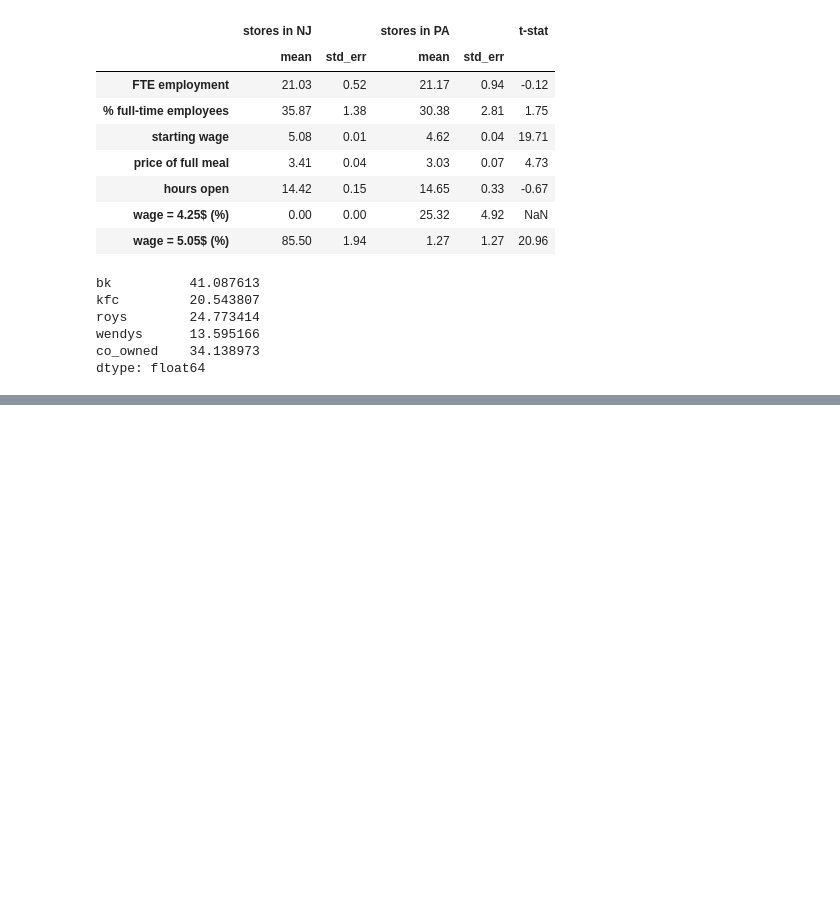
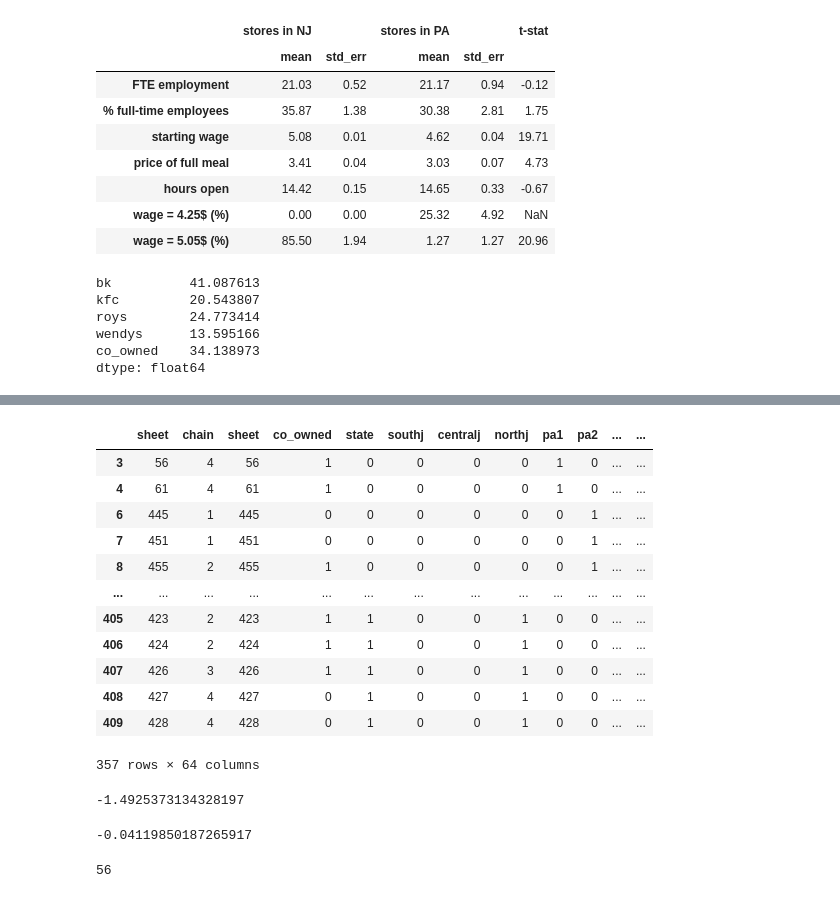
Before and after one commit to edoardofalchi/ose-data-science-course-projeect-edoardofalchi, a Jupyter notebook: Card_Krueger_1994.ipynb, the cells around one changed output, grey strips where cells are left out. Saved outputs shown, nothing was run; the diff lists cells and outputs as text; code cells hidden in the pictures; blank space fills up the shorter version.

```diff
--- a/Card_Krueger_1994.ipynb
+++ b/Card_Krueger_1994.ipynb
@@ -168,6 +163,8 @@ df_extended = pd.read_stata('data/fastfood.dta')
 df_extended["date2"] = pd.to_datetime(df_extended["date2"].astype(str), format="%m%d%y")
 df_extended["FTE"] = df_extended.empft + df_extended.nmgrs + 0.5 * df_extended.emppt
 df_extended["FTE2"] = df_extended.empft2 + df_extended.nmgrs2 + 0.5 * df_extended.emppt2
-
-df_extended
+df_extended["chain"] = df_extended["chain"].astype("category")
+df_extended=pd.concat([df_extended.iloc[:,1], pd.get_dummies(df_extended, columns=['chain'])],axis=1)
+df_extended=df_extended.rename(columns={'chain_1': 'bk','chain_2':'kfc','chain_3': 'roys','chain_4':'wendys'})
+df_extended.dtypes
 # %% [output]
@@ -809,0 +1016,60 @@ f
+# %%
+#table6
+####create the variables needed for table 6
+df_tab6 = df_reg_tab4.copy()
+df_tab6['frac_full_time_workers']=(df_tab6.emppt / df_tab6.FTE)* 100 #fraction of part-time employees in total full-time-equivalent employment.
+df_tab6['frac_full_time_workers2']=(df_tab6.emppt2 / df_tab6.FTE2)* 100
+
+df_tab6["meals"] = df_tab6["meals"].astype("category")
+df_tab6["meals2"] = df_tab6["meals2"].astype("category")
+df_tab6=pd.concat([df_tab6.iloc[:,1], pd.get_dummies(df_tab6, columns=['meals','meals2'])],axis=1)
+df_tab6=df_tab6.rename(columns={'meals_1': 'free_meal','meals_2':'reduced_price_meal','meals_3': 'both_free_and_reduced','meals2_0.0':'no_meal2','meals2_1.0':'free_meal2',
+'meals2_2.0':'reduced_price_meal2','meals2_3.0':'both_free_and_reduced2'})
+df_tab6['slope_wage']=(df_tab6.firstinc / df_tab6.inctime)*100#slope of the wage profile, which is measured by the ratio of the typical first raise to the amount of time until the first raise is given.
+df_tab6['slope_wage2']=(df_tab6.firstin2 / df_tab6.inctime2)*100
+# %%
+df_tab6
+# %% [output]
+|  | sheet | chain | sheet | co_owned | state | southj | centralj | northj | pa1 | pa2 | ... | ... |
+| 3 | 56 | 4 | 56 | 1 | 0 | 0 | 0 | 0 | 1 | 0 | ... | ... |
+| 4 | 61 | 4 | 61 | 1 | 0 | 0 | 0 | 0 | 1 | 0 | ... | ... |
+| 6 | 445 | 1 | 445 | 0 | 0 | 0 | 0 | 0 | 0 | 1 | ... | ... |
+| 7 | 451 | 1 | 451 | 0 | 0 | 0 | 0 | 0 | 0 | 1 | ... | ... |
+| 8 | 455 | 2 | 455 | 1 | 0 | 0 | 0 | 0 | 0 | 1 | ... | ... |
+| ... | ... | ... | ... | ... | ... | ... | ... | ... | ... | ... | ... | ... |
+| 405 | 423 | 2 | 423 | 1 | 1 | 0 | 0 | 1 | 0 | 0 | ... | ... |
+| 406 | 424 | 2 | 424 | 1 | 1 | 0 | 0 | 1 | 0 | 0 | ... | ... |
+| 407 | 426 | 3 | 426 | 1 | 1 | 0 | 0 | 1 | 0 | 0 | ... | ... |
+| 408 | 427 | 4 | 427 | 0 | 1 | 0 | 0 | 1 | 0 | 0 | ... | ... |
+| 409 | 428 | 4 | 428 | 0 | 1 | 0 | 0 | 1 | 0 | 0 | ... | ... |
+357 rows × 64 columns
+# %%
+lista=['frac_full_time_workers',]
+lista2=['frac_full_time_workers2']
+a=(df_tab6.loc[df_tab6['state']==0,'reduced_price_meal']).sum() / len((df_tab6.loc[df_tab6['state']==0,'reduced_price_meal']))*100
+b=(df_tab6.loc[df_tab6['state']==1,'frac_full_time_workers']).mean()
+c=b-a
+
+d=(df_tab6.loc[df_tab6['state']==0,'reduced_price_meal2']).sum() / len((df_tab6.loc[df_tab6['state']==0,'reduced_price_meal2']))*100
+e=(df_tab6.loc[df_tab6['state']==1,'frac_full_time_workers2']).mean()
+f=e-d
+#NJ['NJ']= (data_NJ[variables].sum() / len(data_NJ[variables])) * 100
+(d-a).mean()
+# %% [output]
+-1.4925373134328197
+# %%
+lista=['frac_full_time_workers',]
+lista2=['frac_full_time_workers2']
+a=(df_tab6.loc[df_tab6['state']==1,'nregs11'])
+
+
+d=(df_tab6.loc[df_tab6['state']==1,'nregs112'])
+
+
+(d-a).mean()
+# %% [output]
+-0.04119850187265917
+# %%
+(df_tab6.loc[df_tab6['state']==0,'reduced_price_meal']).sum()
+# %% [output]
+56
```
Also changed, not shown: parts of 26 cells of this notebook.
